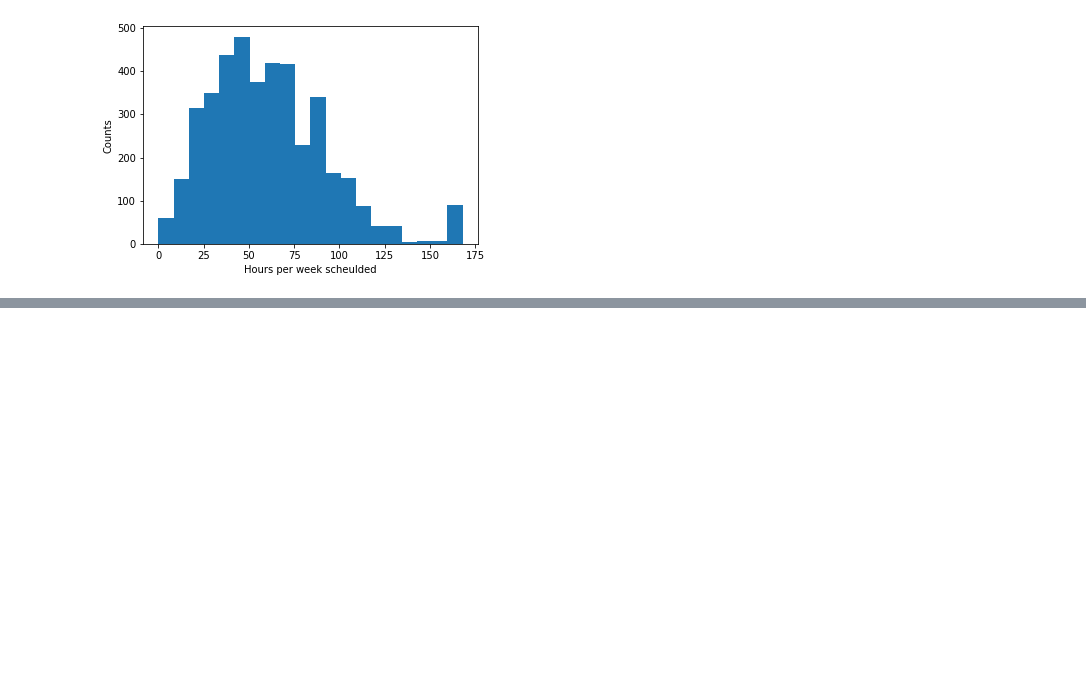
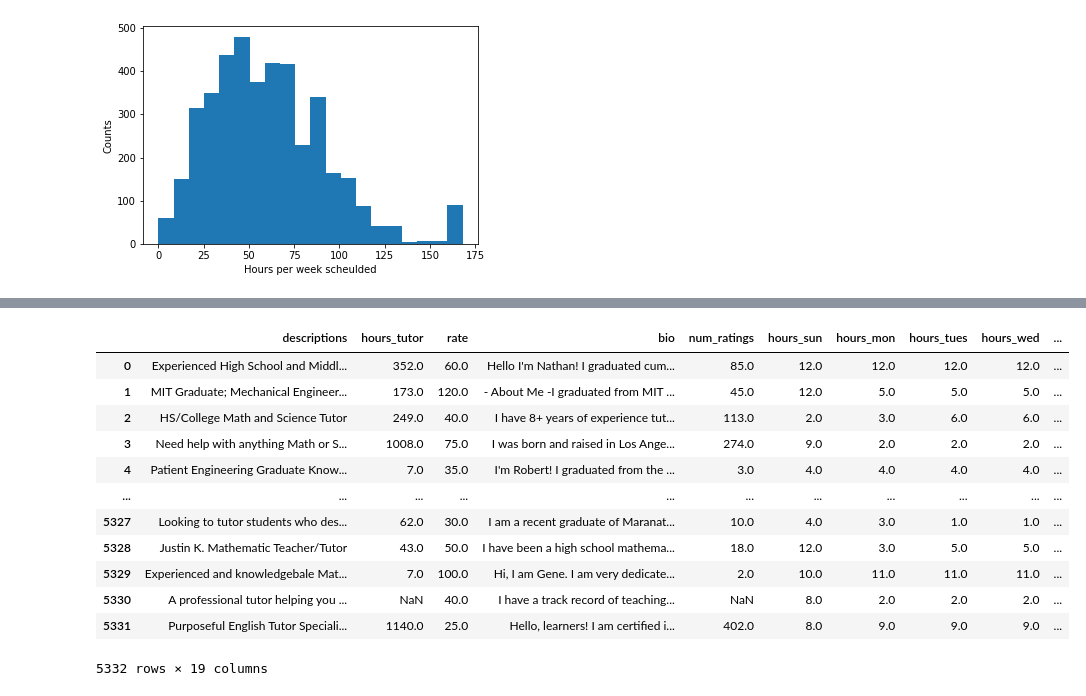
Before and after one commit to vijayoct27/tutor_prediction, a Jupyter notebook: tutor_eda.ipynb, the cells around one changed output, grey strips where cells are left out. Drawn from its saved outputs; the diff is of its cells as text; code cells hidden in the pictures; blank space fills up the shorter version.

Commit message:
fixed columns in eda

```diff
--- a/tutor_eda.ipynb
+++ b/tutor_eda.ipynb
@@ -4,5 +4,5 @@ import numpy as np
 import matplotlib.pyplot as plt
 import time
 # %%
-df = pd.read_csv('test_tutor_data.csv').drop(columns='Unnamed: 0')
+df_eng = pd.read_csv('test_tutor_data.csv').drop(columns='Unnamed: 0')
 # %%
@@ -82,0 +73,38 @@ df.loc[df['hours_tutor'] < 2]
+# %%
+def string_to_list(i):
+    x = i.replace('[', '').replace(']', '').replace('\'', '').split(',')
+    list_i = list()
+    for j in x:
+        list_i.append(j.lstrip().rstrip())
+    return list_i
+
+subjects_all_list = []
+for i in df_eng['subjects_all']:
+    subjects_all_list.append(string_to_list(i))
+df_eng['subjects_list'] = np.array(subjects_all_list)
+
+subjects_emph_list = []
+for i in df_eng['subjects_emph']:
+    subjects_emph_list.append(string_to_list(i))
+df_eng['subjects_emph_list'] = np.array(subjects_emph_list)
+
+edu_list = []
+for i in df_eng['edu']:
+    edu_list.append(string_to_list(i))
+df_eng['edu_list'] = np.array(edu_list)
+
+df_eng.drop(columns=['subjects_all','subjects_emph', 'edu'])
+# %% [output]
+|  | descriptions | hours_tutor | rate | bio | num_ratings | hours_sun | hours_mon | hours_tues | hours_wed | ... |
+| 0 | Experienced High School and Middl... | 352.0 | 60.0 | Hello I'm Nathan! I graduated cum... | 85.0 | 12.0 | 12.0 | 12.0 | 12.0 | ... |
+| 1 | MIT Graduate; Mechanical Engineer... | 173.0 | 120.0 | - About Me -I graduated from MIT ... | 45.0 | 12.0 | 5.0 | 5.0 | 5.0 | ... |
+| 2 | HS/College Math and Science Tutor | 249.0 | 40.0 | I have 8+ years of experience tut... | 113.0 | 2.0 | 3.0 | 6.0 | 6.0 | ... |
+| 3 | Need help with anything Math or S... | 1008.0 | 75.0 | I was born and raised in Los Ange... | 274.0 | 9.0 | 2.0 | 2.0 | 2.0 | ... |
+| 4 | Patient Engineering Graduate Know... | 7.0 | 35.0 | I'm Robert! I graduated from the ... | 3.0 | 4.0 | 4.0 | 4.0 | 4.0 | ... |
+| ... | ... | ... | ... | ... | ... | ... | ... | ... | ... | ... |
+| 5327 | Looking to tutor students who des... | 62.0 | 30.0 | I am a recent graduate of Maranat... | 10.0 | 4.0 | 3.0 | 1.0 | 1.0 | ... |
+| 5328 | Justin K. Mathematic Teacher/Tutor | 43.0 | 50.0 | I have been a high school mathema... | 18.0 | 12.0 | 3.0 | 5.0 | 5.0 | ... |
+| 5329 | Experienced and knowledgebale Mat... | 7.0 | 100.0 | Hi, I am Gene. I am very dedicate... | 2.0 | 10.0 | 11.0 | 11.0 | 11.0 | ... |
+| 5330 | A professional tutor helping you ... | NaN | 40.0 | I have a track record of teaching... | NaN | 8.0 | 2.0 | 2.0 | 2.0 | ... |
+| 5331 | Purposeful English Tutor Speciali... | 1140.0 | 25.0 | Hello, learners! I am certified i... | 402.0 | 8.0 | 9.0 | 9.0 | 9.0 | ... |
+5332 rows × 19 columns
```
Also changed, not shown: parts of 7 cells of this notebook, 1 other file.
